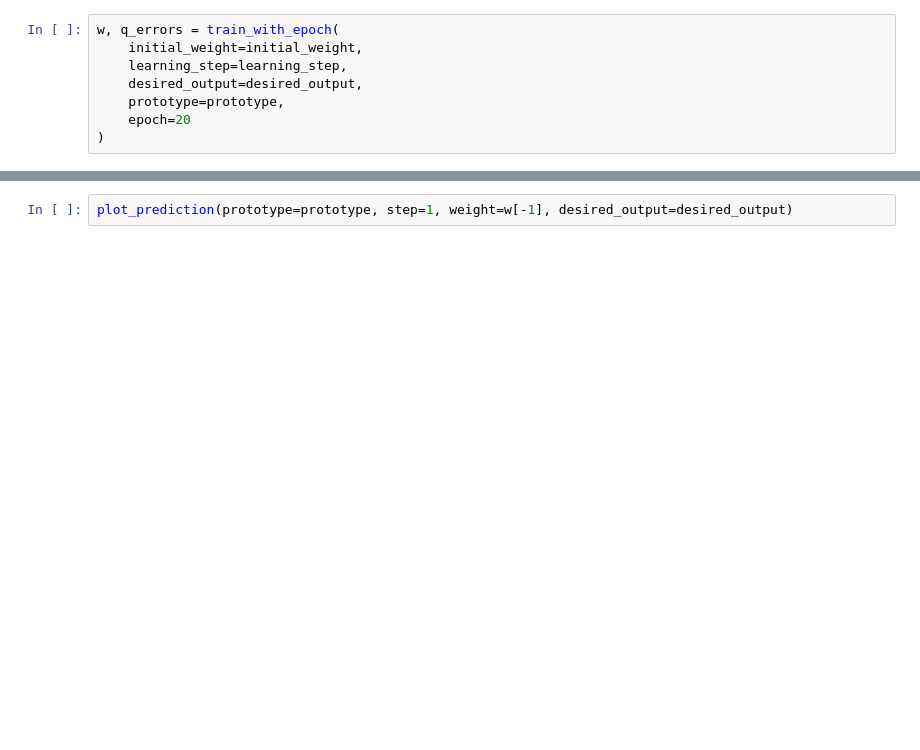
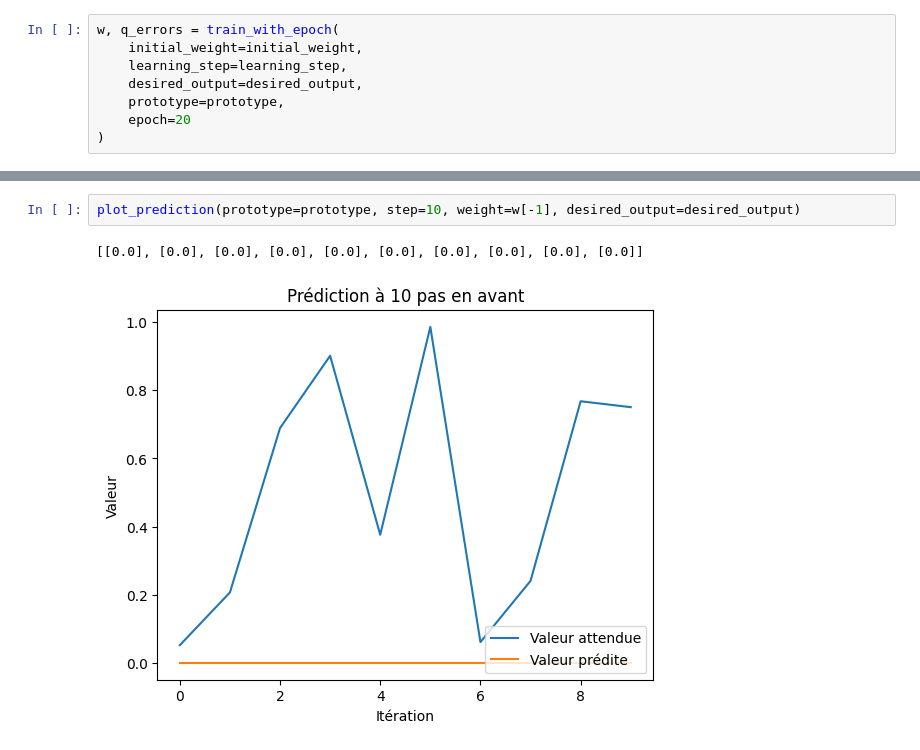
Before and after one commit to njiva-niaina/python-rna, a Jupyter notebook: GradientDescent.ipynb, the cells around one changed output, grey strips where cells are left out. Saved outputs shown, nothing was run; the diff lists cells and outputs as text; blank space fills up the shorter version.

```diff
--- a/GradientDescent.ipynb
+++ b/GradientDescent.ipynb
@@ -247,2 +250,5 @@ w, q_errors = train_with_epoch(
 # %%
-plot_prediction(prototype=prototype, step=1, weight=w[-1], desired_output=desired_output)
+plot_prediction(prototype=prototype, step=10, weight=w[-1], desired_output=desired_output)
+# %% [output]
+[[0.0], [0.0], [0.0], [0.0], [0.0], [0.0], [0.0], [0.0], [0.0], [0.0]]
+[figure, added]
```
Also changed, not shown: parts of 3 cells of this notebook.
